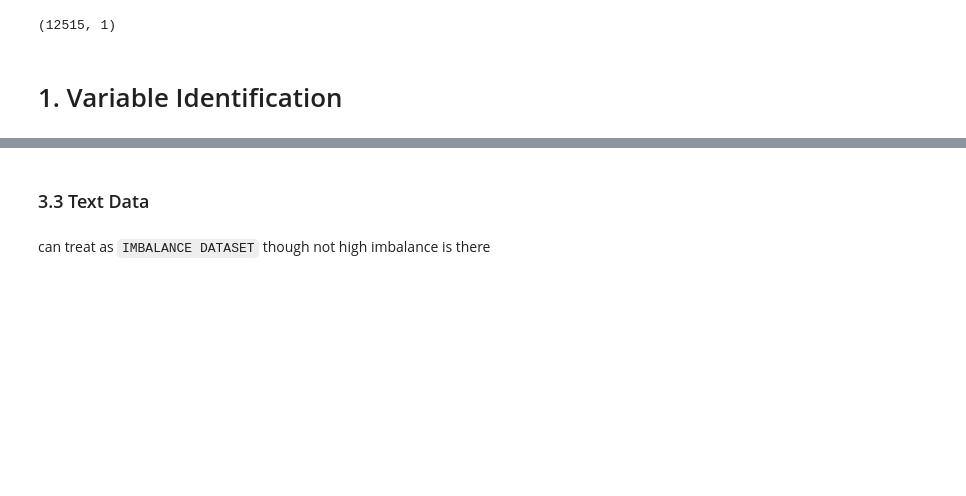
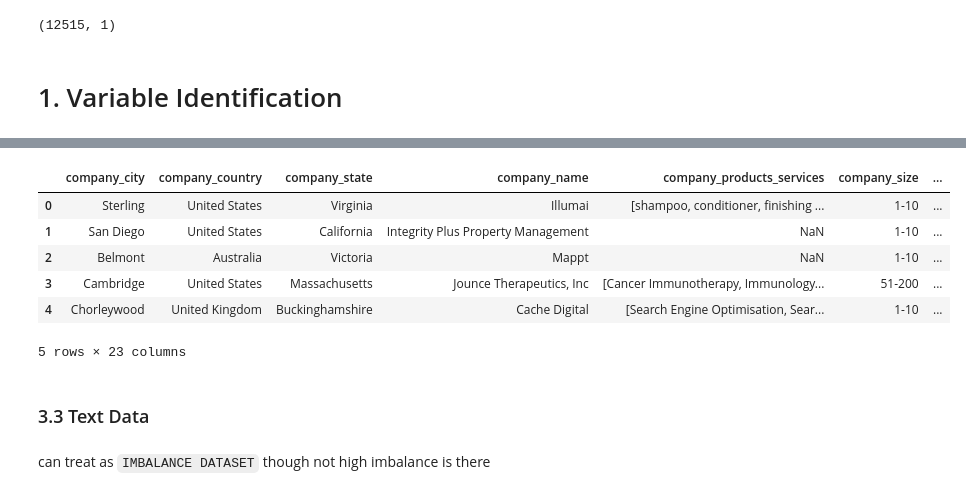
Before and after one commit to mohit-bags/BERT-Notebooks, a Jupyter notebook: Company Sector Determination(Text Classification)/shubham_v2.ipynb, the cells around one changed output, grey strips where cells are left out. Saved outputs shown, nothing was run; the diff lists cells and outputs as text; code cells hidden in the pictures; blank space fills up the shorter version.

```diff
--- a/Company Sector Determination(Text Classification)/shubham_v2.ipynb
+++ b/Company Sector Determination(Text Classification)/shubham_v2.ipynb
@@ -77,3 +87,13 @@ data_test = preprocessing(data_test)
+# %%
+data_test.head()
+# %% [output]
+|  | company_city | company_country | company_state | company_name | company_products_services | company_size | ... |
+| 0 | Sterling | United States | Virginia | Illumai | [shampoo, conditioner, finishing ... | 1-10 | ... |
+| 1 | San Diego | United States | California | Integrity Plus Property Management | NaN | 1-10 | ... |
+| 2 | Belmont | Australia | Victoria | Mappt | NaN | 1-10 | ... |
+| 3 | Cambridge | United States | Massachusetts | Jounce Therapeutics, Inc | [Cancer Immunotherapy, Immunology... | 51-200 | ... |
+| 4 | Chorleywood | United Kingdom | Buckinghamshire | Cache Digital | [Search Engine Optimisation, Sear... | 1-10 | ... |
+5 rows × 23 columns
 # %% [markdown]
 ### 3.3 Text Data
 # %%
```
Also changed, not shown: parts of 3 cells of this notebook, 3 other files.
